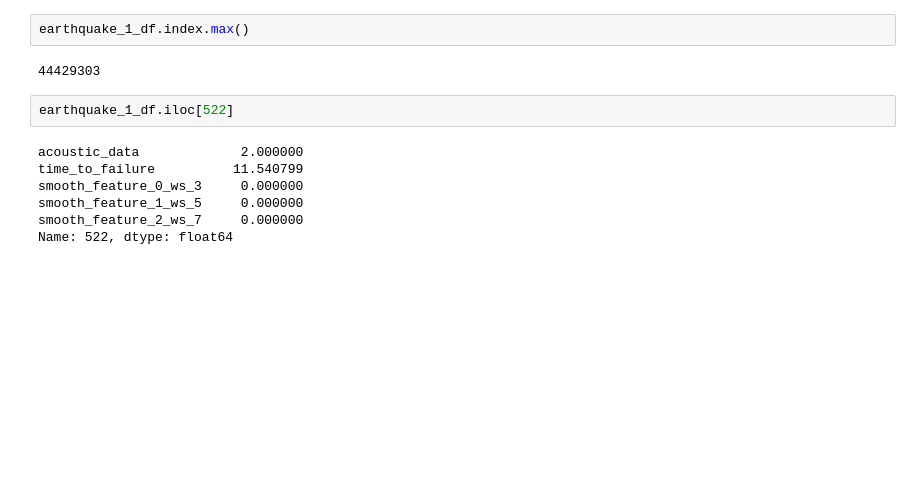
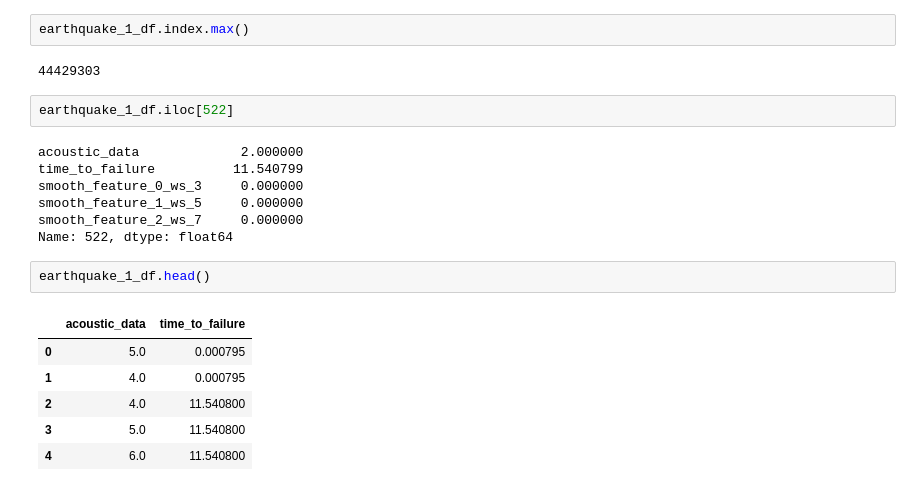
Before and after one commit to contemplat0r/LANL_Earthquake_Prediction, a Jupyter notebook: lanl-models-with-parallel-earthquakes.ipynb, the cells around one changed output. Saved outputs shown, nothing was run; the diff lists cells and outputs as text; blank space fills up the shorter version.

```diff
--- a/lanl-models-with-parallel-earthquakes.ipynb
+++ b/lanl-models-with-parallel-earthquakes.ipynb
@@ -308,3 +397,12 @@ smooth_feature_0_ws_3     0.000000
 smooth_feature_1_ws_5     0.000000
 smooth_feature_2_ws_7     0.000000
 Name: 522, dtype: float64
+# %%
+earthquake_1_df.head()
+# %% [output]
+|  | acoustic_data | time_to_failure |
+| 0 | 5.0 | 0.000795 |
+| 1 | 4.0 | 0.000795 |
+| 2 | 4.0 | 11.540800 |
+| 3 | 5.0 | 11.540800 |
+| 4 | 6.0 | 11.540800 |
```
Also changed, not shown: parts of 3 cells of this notebook.
